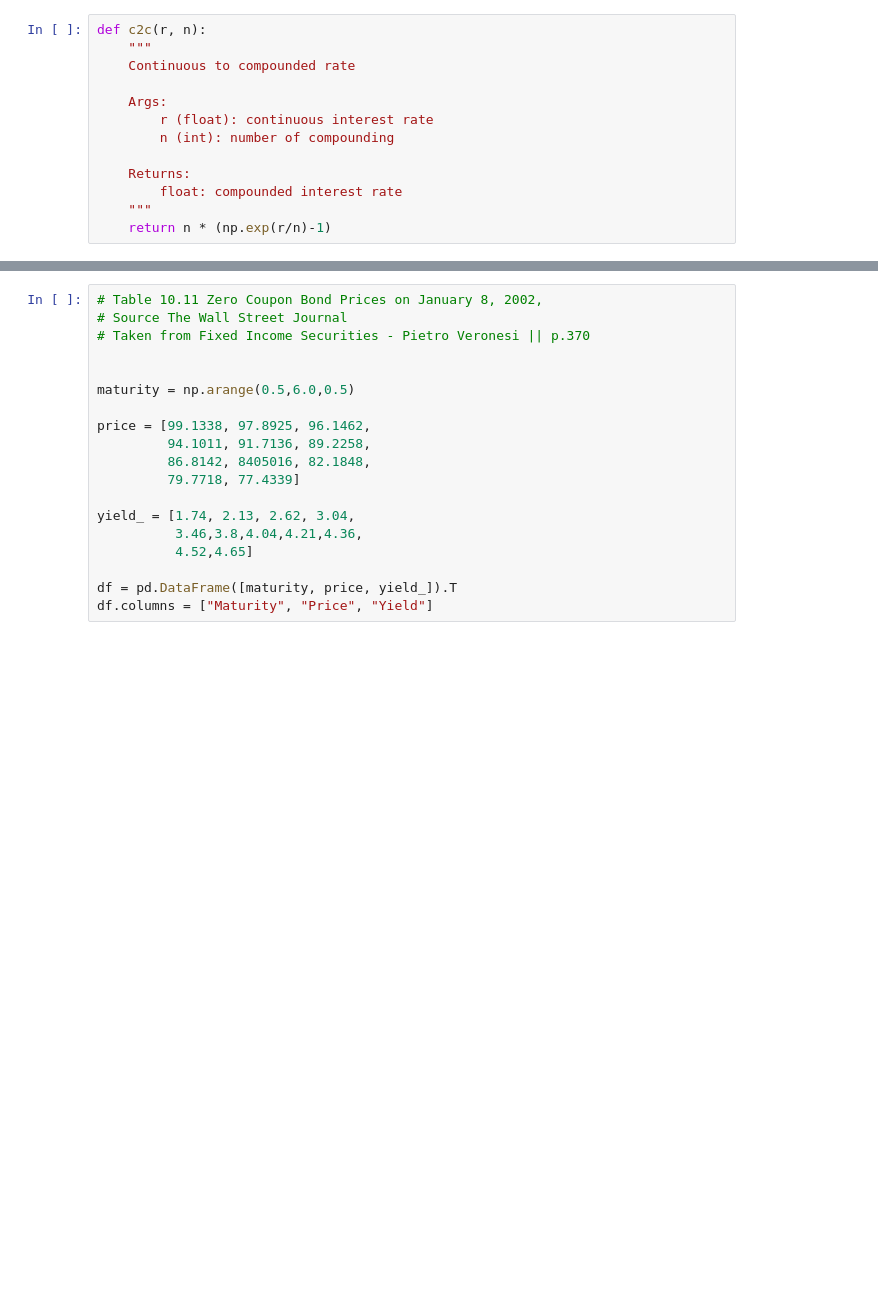
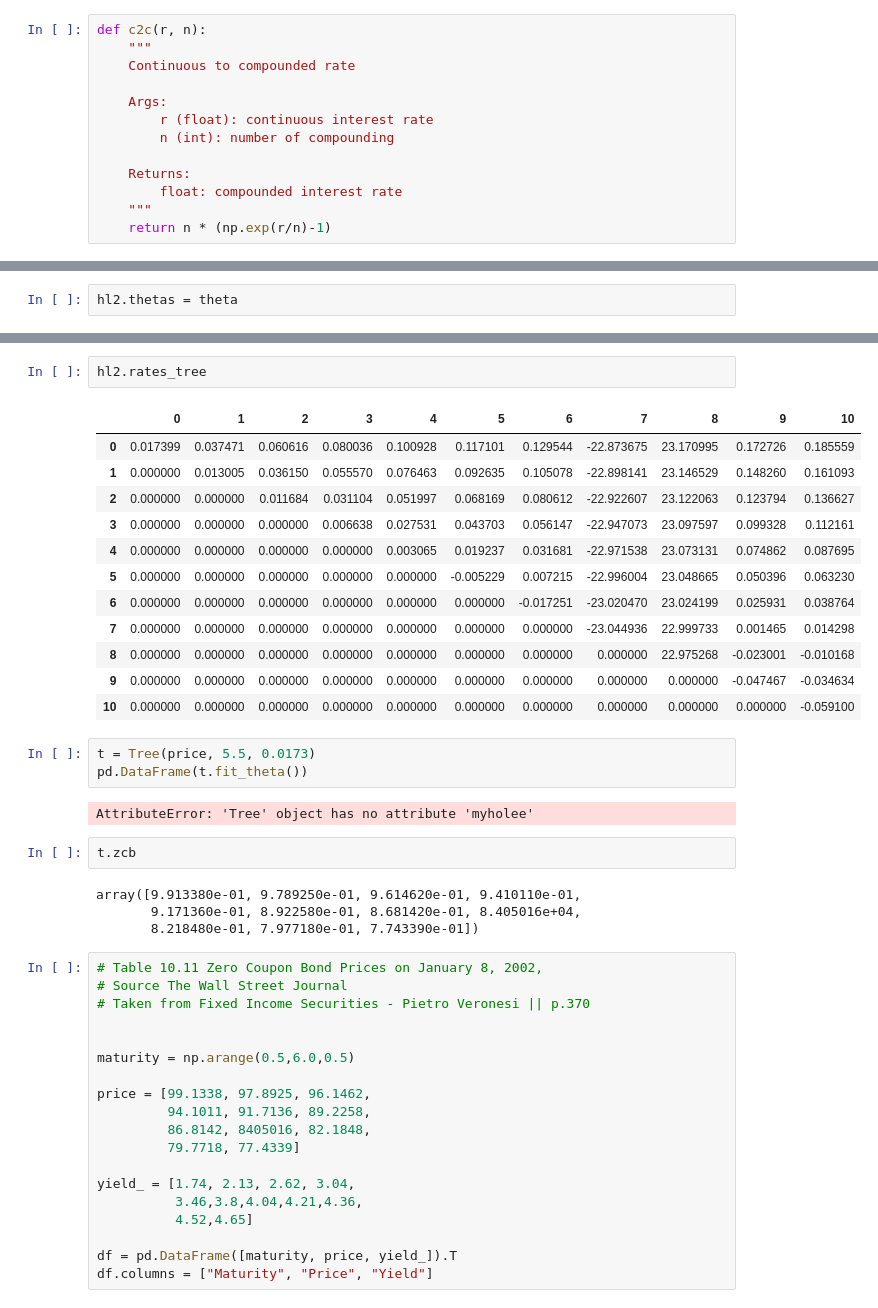
Before and after one commit to julesleclair/BinomialTree, a Jupyter notebook: Work in progress/Short_Interest_rate.ipynb, the cells around one changed output, grey strips where cells are left out. Drawn from its saved outputs; the diff is of its cells as text; blank space fills up the shorter version.

```diff
--- a/Work in progress/Short_Interest_rate.ipynb
+++ b/Work in progress/Short_Interest_rate.ipynb
@@ -277,0 +325,2 @@ array([1, 2, 3, 4, 5])
+# %%
+hl2.thetas = theta
@@ -278,3 +357,29 @@ array([1, 2, 3, 4, 5])
+# %%
+hl2.rates_tree
+# %% [output]
+|  | 0 | 1 | 2 | 3 | 4 | 5 | 6 | 7 | 8 | 9 | 10 |
+| 0 | 0.017399 | 0.037471 | 0.060616 | 0.080036 | 0.100928 | 0.117101 | 0.129544 | -22.873675 | 23.170995 | 0.172726 | 0.185559 |
+| 1 | 0.000000 | 0.013005 | 0.036150 | 0.055570 | 0.076463 | 0.092635 | 0.105078 | -22.898141 | 23.146529 | 0.148260 | 0.161093 |
+| 2 | 0.000000 | 0.000000 | 0.011684 | 0.031104 | 0.051997 | 0.068169 | 0.080612 | -22.922607 | 23.122063 | 0.123794 | 0.136627 |
+| 3 | 0.000000 | 0.000000 | 0.000000 | 0.006638 | 0.027531 | 0.043703 | 0.056147 | -22.947073 | 23.097597 | 0.099328 | 0.112161 |
+| 4 | 0.000000 | 0.000000 | 0.000000 | 0.000000 | 0.003065 | 0.019237 | 0.031681 | -22.971538 | 23.073131 | 0.074862 | 0.087695 |
+| 5 | 0.000000 | 0.000000 | 0.000000 | 0.000000 | 0.000000 | -0.005229 | 0.007215 | -22.996004 | 23.048665 | 0.050396 | 0.063230 |
+| 6 | 0.000000 | 0.000000 | 0.000000 | 0.000000 | 0.000000 | 0.000000 | -0.017251 | -23.020470 | 23.024199 | 0.025931 | 0.038764 |
+| 7 | 0.000000 | 0.000000 | 0.000000 | 0.000000 | 0.000000 | 0.000000 | 0.000000 | -23.044936 | 22.999733 | 0.001465 | 0.014298 |
+| 8 | 0.000000 | 0.000000 | 0.000000 | 0.000000 | 0.000000 | 0.000000 | 0.000000 | 0.000000 | 22.975268 | -0.023001 | -0.010168 |
+| 9 | 0.000000 | 0.000000 | 0.000000 | 0.000000 | 0.000000 | 0.000000 | 0.000000 | 0.000000 | 0.000000 | -0.047467 | -0.034634 |
+| 10 | 0.000000 | 0.000000 | 0.000000 | 0.000000 | 0.000000 | 0.000000 | 0.000000 | 0.000000 | 0.000000 | 0.000000 | -0.059100 |
+# %%
+t = Tree(price, 5.5, 0.0173)
+pd.DataFrame(t.fit_theta())
+# %% [output]
+AttributeError: 'Tree' object has no attribute 'myholee'
+# %%
+t.zcb
+# %% [output]
+array([9.913380e-01, 9.789250e-01, 9.614620e-01, 9.410110e-01,
+       9.171360e-01, 8.922580e-01, 8.681420e-01, 8.405016e+04,
+       8.218480e-01, 7.977180e-01, 7.743390e-01])
 # %%
 # Table 10.11 Zero Coupon Bond Prices on January 8, 2002,
 # Source The Wall Street Journal
```
Also changed, not shown: parts of 27 cells of this notebook.
